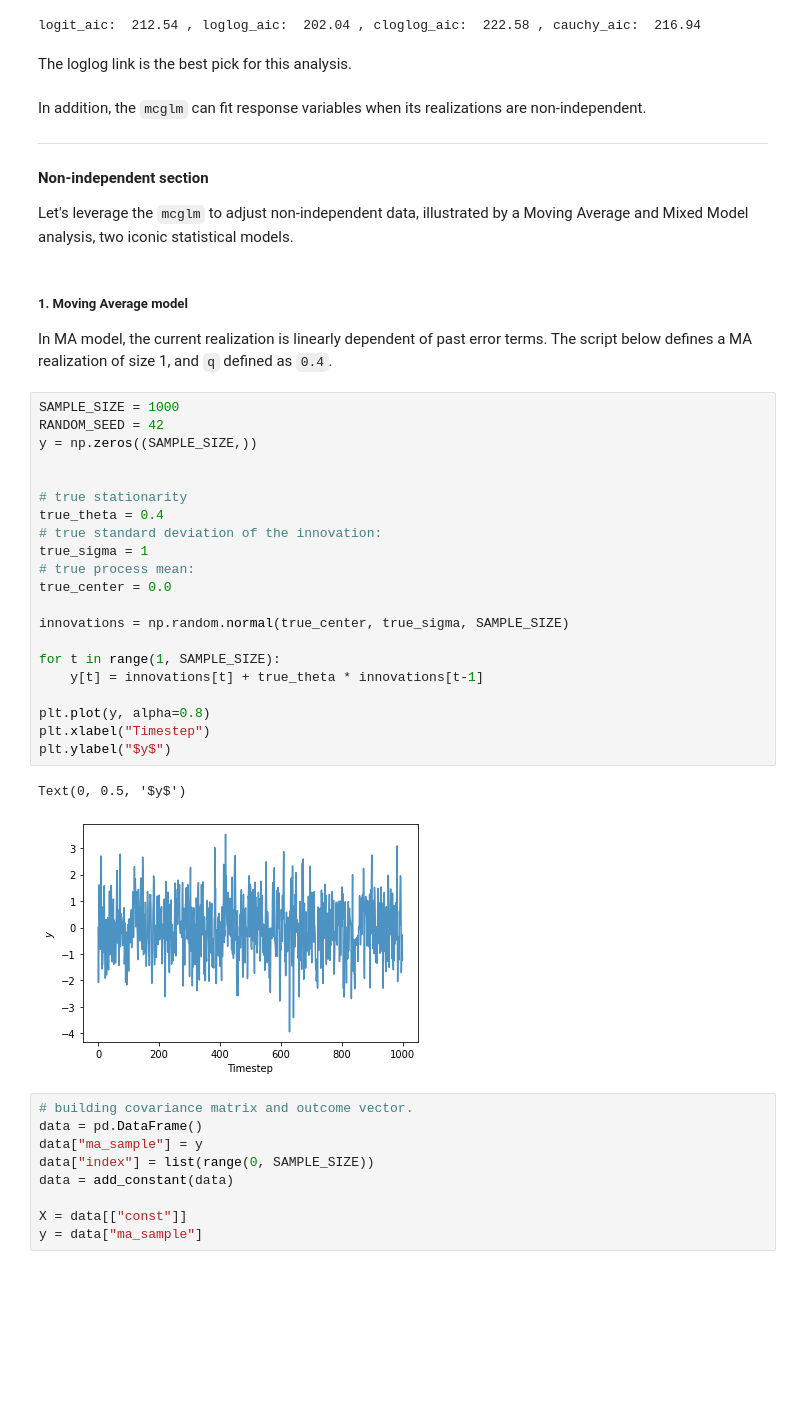
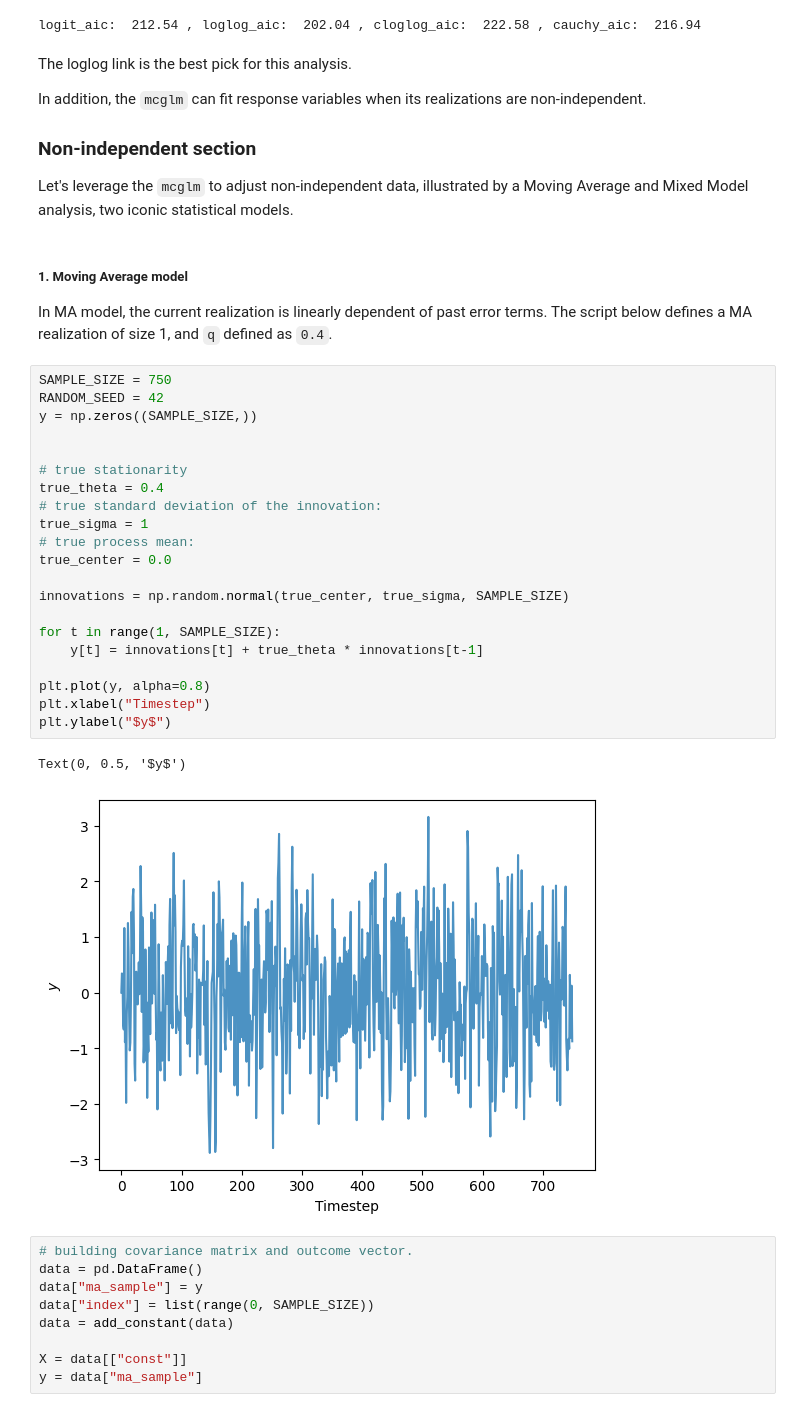
Before and after one commit to jeancmaia/mcglm, a Jupyter notebook: nbks/tutorial_mcglm.ipynb, the cells around one changed output. Saved outputs shown, nothing was run; the diff lists cells and outputs as text; blank space fills up the shorter version.

```diff
--- a/nbks/tutorial_mcglm.ipynb
+++ b/nbks/tutorial_mcglm.ipynb
@@ -550,14 +473,13 @@ print(
 )
 # %% [output]
 logit_aic:  212.54 , loglog_aic:  202.04 , cloglog_aic:  222.58 , cauchy_aic:  216.94
-# %% [markdown]
-The loglog link is the best pick for this analysis.
 # %% [markdown]
+The loglog link is the best pick for this analysis.
+
 In addition, the `mcglm` can fit response variables when its realizations are non-independent.
 
-------------------
 
-#### Non-independent section
+### Non-independent section
 
 Let's leverage the `mcglm` to adjust non-independent data, illustrated by a Moving Average and Mixed Model analysis, two iconic statistical models.
 # %% [markdown]
@@ -565,29 +487,29 @@ Let's leverage the `mcglm` to adjust non-independent data, illustrated by a Movi
 
 In MA model, the current realization is linearly dependent of past error terms. The script below defines a MA realization of size 1, and `q` defined as `0.4`.
 # %%
-SAMPLE_SIZE = 1000
+SAMPLE_SIZE = 750
 RANDOM_SEED = 42
 y = np.zeros((SAMPLE_SIZE,))
 
 
 # true stationarity
 true_theta = 0.4
 # true standard deviation of the innovation:
 true_sigma = 1
 # true process mean:
 true_center = 0.0
 
 innovations = np.random.normal(true_center, true_sigma, SAMPLE_SIZE)
 
 for t in range(1, SAMPLE_SIZE):
     y[t] = innovations[t] + true_theta * innovations[t-1]
 
 plt.plot(y, alpha=0.8)
 plt.xlabel("Timestep")
 plt.ylabel("$y$")
 # %% [output]
 Text(0, 0.5, '$y$')
-[figure, old version]
+[figure, new version]
 # %%
 # building covariance matrix and outcome vector.
 data = pd.DataFrame()
```
Also changed, not shown: parts of 41 cells of this notebook, 7 other files.
